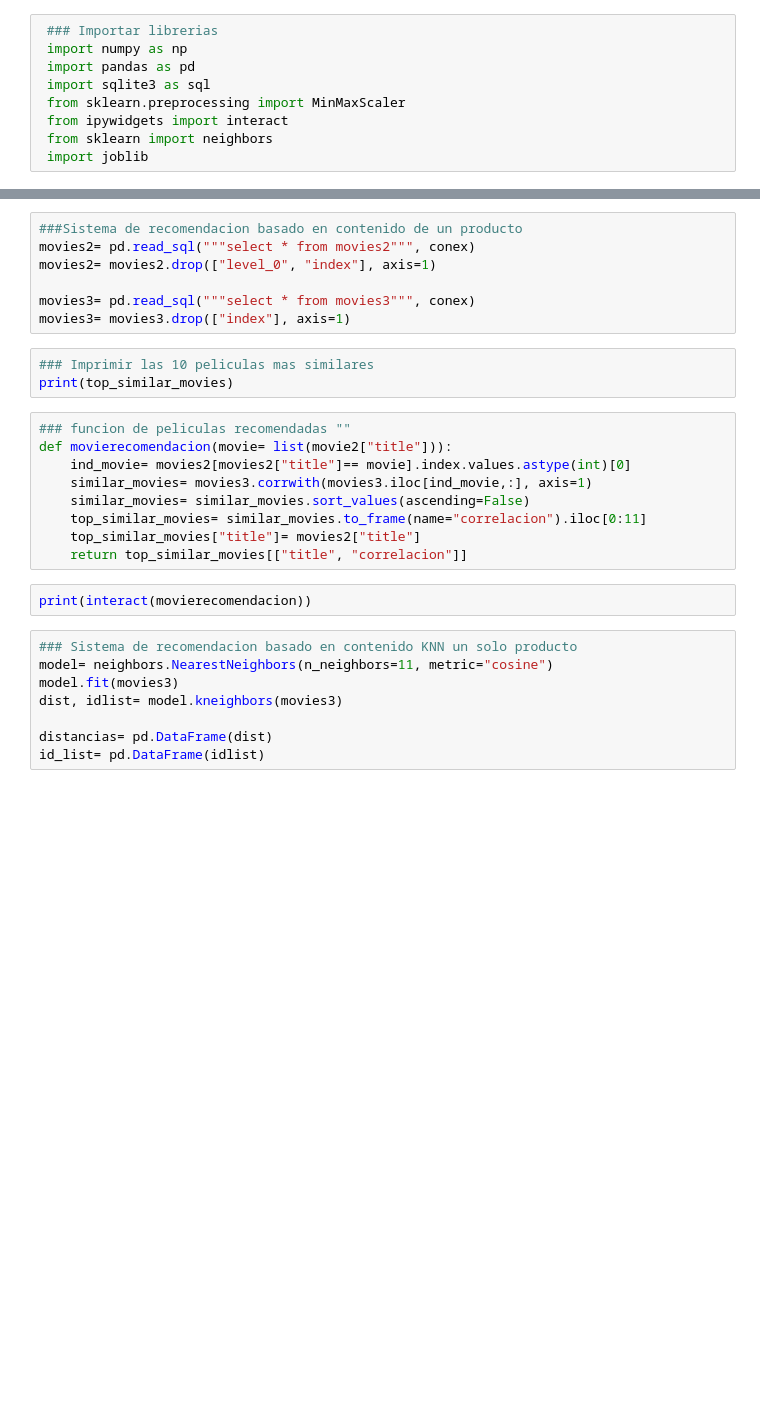
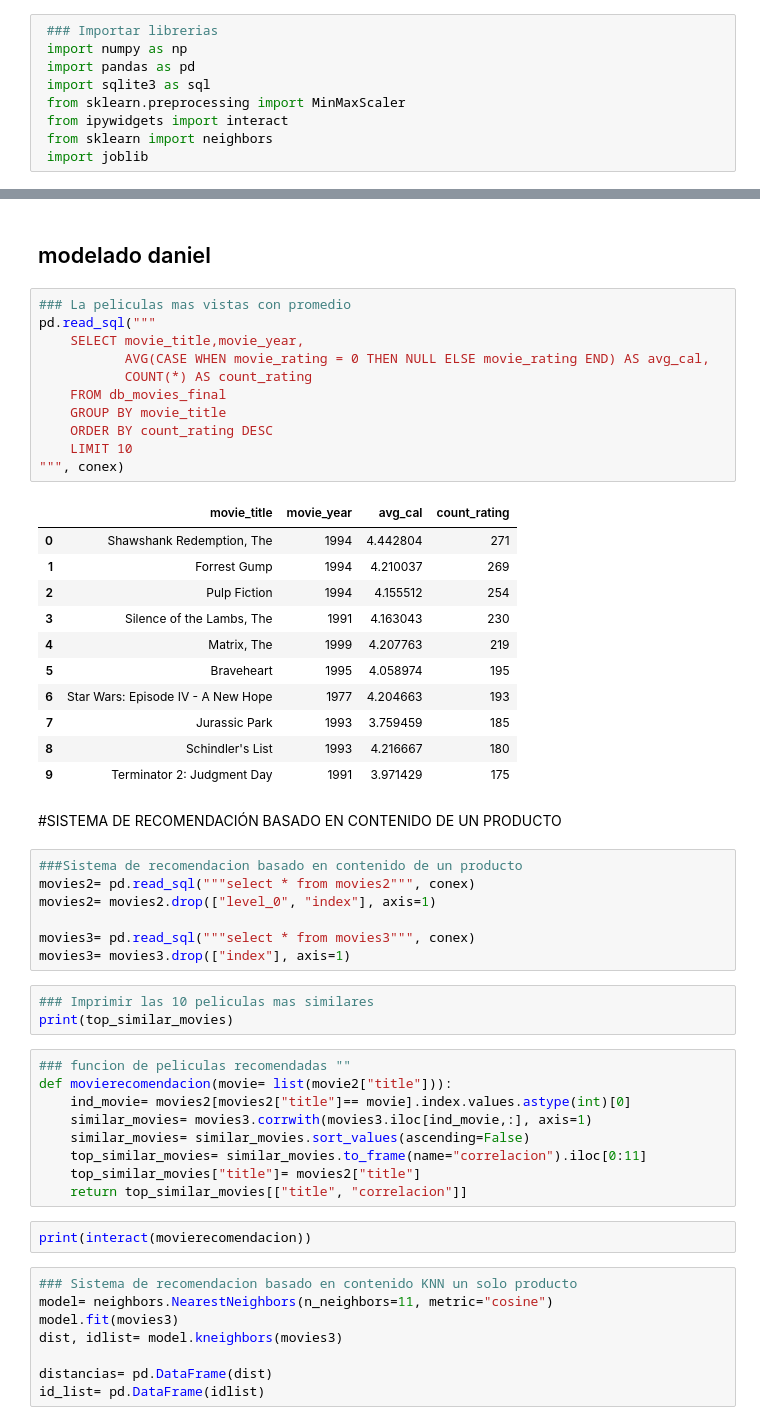
Before and after one commit to DanielMerkdo/ensayo, a Jupyter notebook: c_modelado_.ipynb, the cells around one changed output, grey strips where cells are left out. Drawn from its saved outputs; the diff is of its cells as text; blank space fills up the shorter version.

Commit message:
actualizacion modelado

```diff
--- a/c_modelado_.ipynb
+++ b/c_modelado_.ipynb
@@ -58,3 +108,30 @@ pd.read_sql("""select fecha, title,
+# %% [markdown]
+## modelado daniel
+# %%
+### La peliculas mas vistas con promedio
+pd.read_sql("""
+    SELECT movie_title,movie_year,
+           AVG(CASE WHEN movie_rating = 0 THEN NULL ELSE movie_rating END) AS avg_cal,
+           COUNT(*) AS count_rating
+    FROM db_movies_final
+    GROUP BY movie_title
+    ORDER BY count_rating DESC
+    LIMIT 10
+""", conex)
+# %% [output]
+|  | movie_title | movie_year | avg_cal | count_rating |
+| 0 | Shawshank Redemption, The | 1994 | 4.442804 | 271 |
+| 1 | Forrest Gump | 1994 | 4.210037 | 269 |
+| 2 | Pulp Fiction | 1994 | 4.155512 | 254 |
+| 3 | Silence of the Lambs, The | 1991 | 4.163043 | 230 |
+| 4 | Matrix, The | 1999 | 4.207763 | 219 |
+| 5 | Braveheart | 1995 | 4.058974 | 195 |
+| 6 | Star Wars: Episode IV - A New Hope | 1977 | 4.204663 | 193 |
+| 7 | Jurassic Park | 1993 | 3.759459 | 185 |
+| 8 | Schindler's List | 1993 | 4.216667 | 180 |
+| 9 | Terminator 2: Judgment Day | 1991 | 3.971429 | 175 |
+# %% [markdown]
+#SISTEMA DE RECOMENDACIÓN BASADO EN CONTENIDO DE UN PRODUCTO
 # %%
 ###Sistema de recomendacion basado en contenido de un producto
 movies2= pd.read_sql("""select * from movies2""", conex)
```
Also changed, not shown: parts of 11 cells of this notebook, 3 other files.
